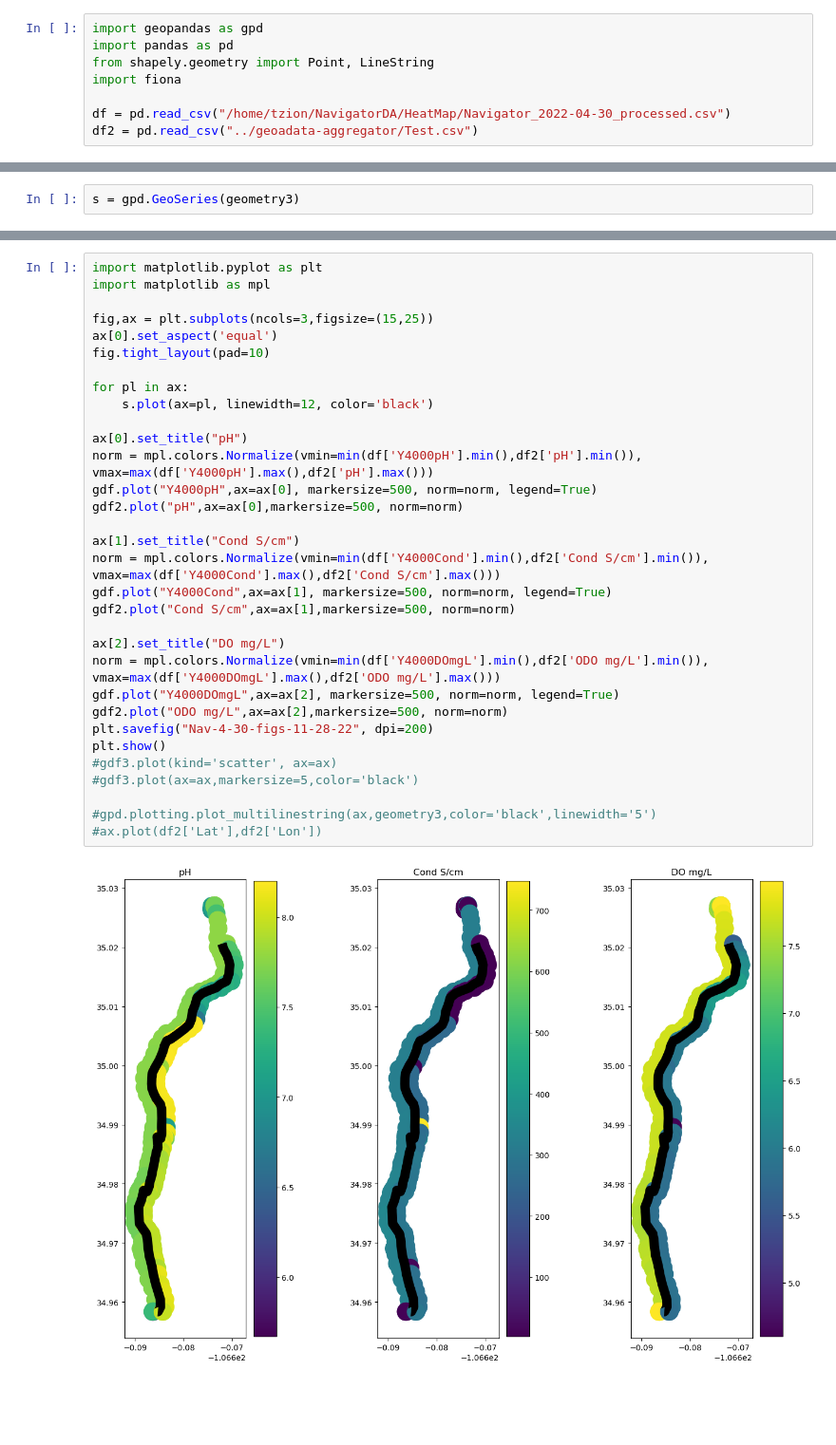
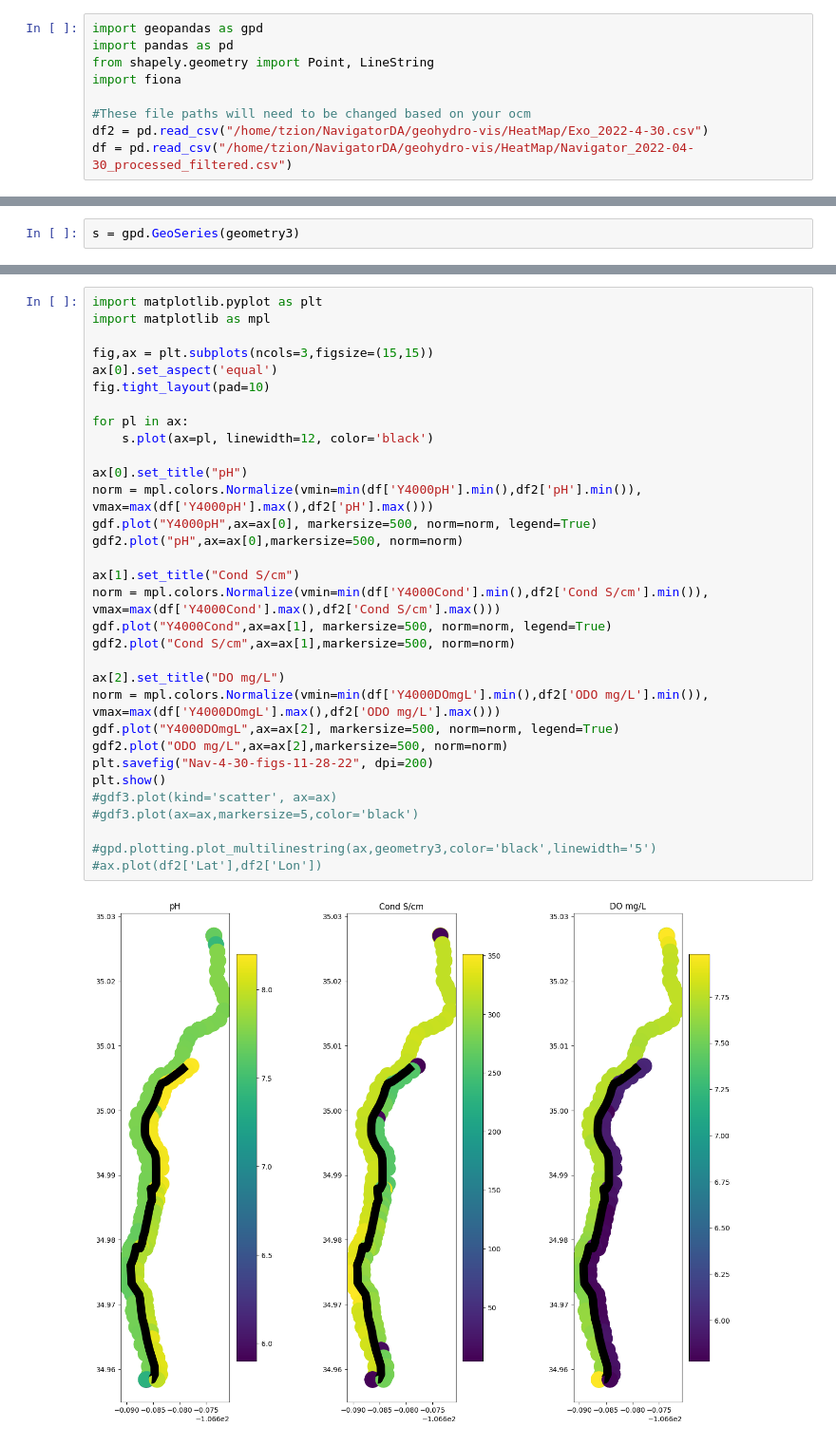
Before and after one commit to TzionCastillo1/geohydro-vis, a Jupyter notebook: HeatMap/Untitled.ipynb, the cells around one changed output, grey strips where cells are left out. Shown at 95% size. Drawn from its saved outputs; the diff is of its cells as text; blank space fills up the shorter version.

Commit message:
Updated file paths inside of notebook

```diff
--- a/HeatMap/Untitled.ipynb
+++ b/HeatMap/Untitled.ipynb
@@ -4,5 +4,6 @@ import pandas as pd
 from shapely.geometry import Point, LineString
 import fiona
 
-df = pd.read_csv("/home/tzion/NavigatorDA/HeatMap/Navigator_2022-04-30_processed.csv")
-df2 = pd.read_csv("../geoadata-aggregator/Test.csv")
+#These file paths will need to be changed based on your ocm
+df2 = pd.read_csv("/home/tzion/NavigatorDA/geohydro-vis/HeatMap/Exo_2022-4-30.csv")
+df = pd.read_csv("/home/tzion/NavigatorDA/geohydro-vis/HeatMap/Navigator_2022-04-30_processed_filtered.csv")
@@ -60,33 +42,33 @@ df['Y4000pH'].min()
 import matplotlib.pyplot as plt
 import matplotlib as mpl
 
-fig,ax = plt.subplots(ncols=3,figsize=(15,25))
+fig,ax = plt.subplots(ncols=3,figsize=(15,15))
 ax[0].set_aspect('equal')
 fig.tight_layout(pad=10)
 
 for pl in ax:
     s.plot(ax=pl, linewidth=12, color='black')
 
 ax[0].set_title("pH")
 norm = mpl.colors.Normalize(vmin=min(df['Y4000pH'].min(),df2['pH'].min()), vmax=max(df['Y4000pH'].max(),df2['pH'].max()))
 gdf.plot("Y4000pH",ax=ax[0], markersize=500, norm=norm, legend=True)
 gdf2.plot("pH",ax=ax[0],markersize=500, norm=norm)
 
 ax[1].set_title("Cond S/cm")
 norm = mpl.colors.Normalize(vmin=min(df['Y4000Cond'].min(),df2['Cond S/cm'].min()), vmax=max(df['Y4000Cond'].max(),df2['Cond S/cm'].max()))
 gdf.plot("Y4000Cond",ax=ax[1], markersize=500, norm=norm, legend=True)
 gdf2.plot("Cond S/cm",ax=ax[1],markersize=500, norm=norm)
 
 ax[2].set_title("DO mg/L")
 norm = mpl.colors.Normalize(vmin=min(df['Y4000DOmgL'].min(),df2['ODO mg/L'].min()), vmax=max(df['Y4000DOmgL'].max(),df2['ODO mg/L'].max()))
 gdf.plot("Y4000DOmgL",ax=ax[2], markersize=500, norm=norm, legend=True)
 gdf2.plot("ODO mg/L",ax=ax[2],markersize=500, norm=norm)
 plt.savefig("Nav-4-30-figs-11-28-22", dpi=200)
 plt.show()
 #gdf3.plot(kind='scatter', ax=ax)
 #gdf3.plot(ax=ax,markersize=5,color='black')
 
 #gpd.plotting.plot_multilinestring(ax,geometry3,color='black',linewidth='5')
 #ax.plot(df2['Lat'],df2['Lon'])
 # %% [output]
-[figure, old version]
+[figure, new version]
```
Also changed, not shown: parts of 6 cells of this notebook, 12 other files.
